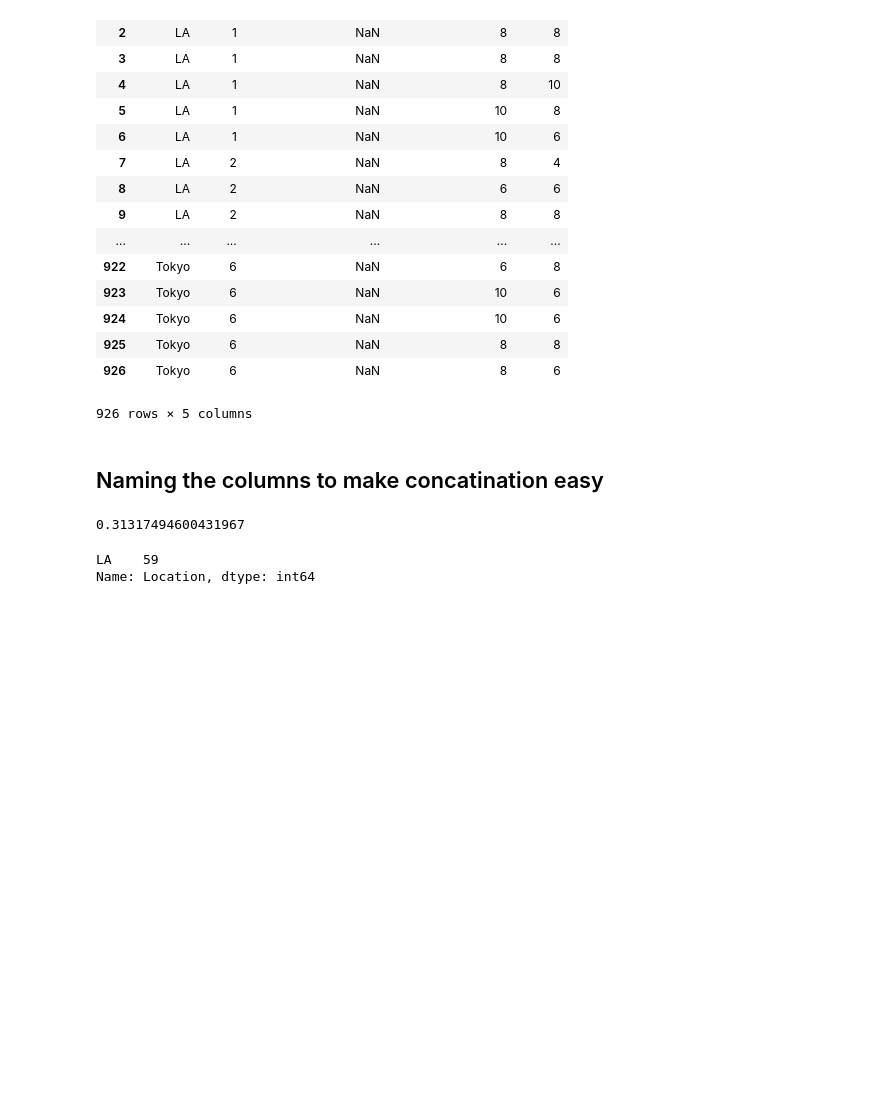
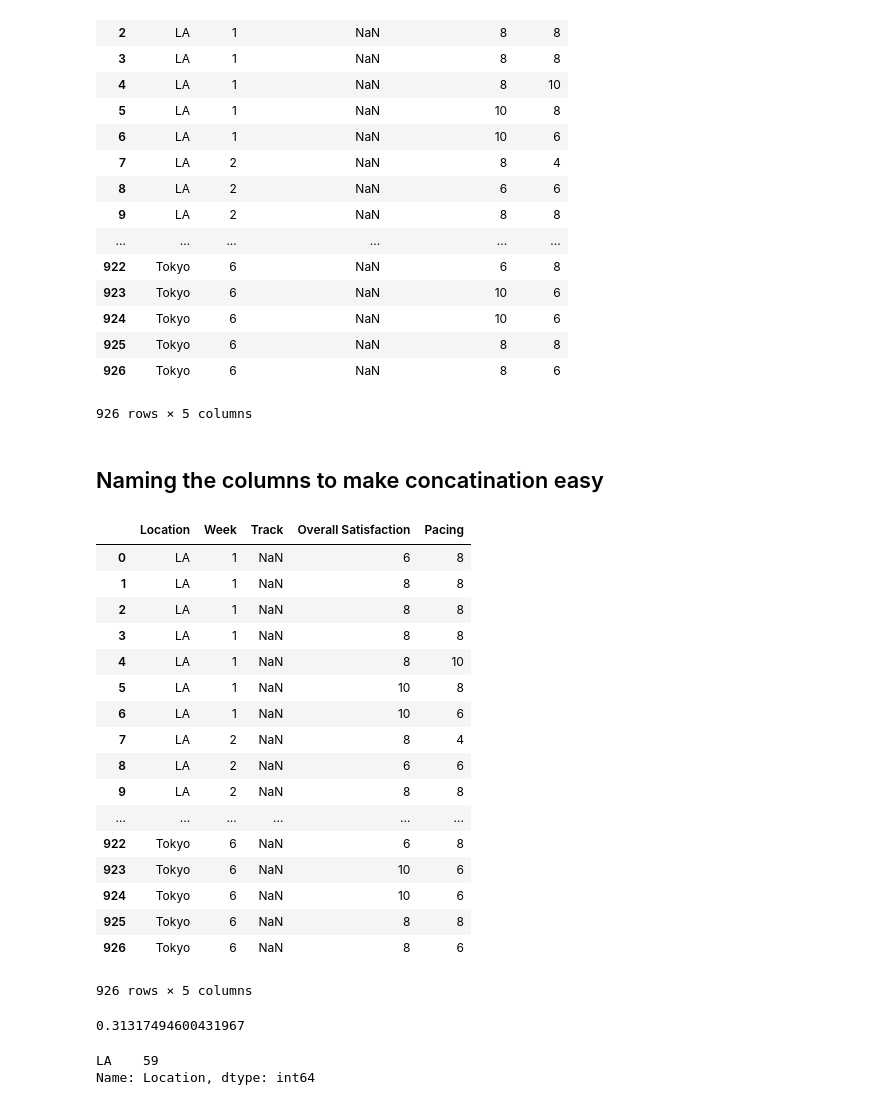
Before and after one commit to Sukhrobjon/DS-1.1, a Jupyter notebook: summer_academy_NPS/second_data_2016.ipynb, the cells around one changed output. Drawn from its saved outputs; the diff is of its cells as text; code cells hidden in the pictures; blank space fills up the shorter version.

Commit message:
[better naming] the columns

```diff
--- a/summer_academy_NPS/second_data_2016.ipynb
+++ b/summer_academy_NPS/second_data_2016.ipynb
@@ -145,6 +145,28 @@ See the caveats in the documentation: http://pandas.pydata.org/pandas-docs/stabl
 926 rows × 5 columns
 # %% [markdown]
 ## Naming the columns to make concatination easy
+# %%
+df.rename(columns = {"What track are you in?"":"Track", "Overall Satisfaction": "Recommend" }, inplace = True)
+df
+# %% [output]
+|  | Location | Week | Track | Overall Satisfaction | Pacing |
+| 0 | LA | 1 | NaN | 6 | 8 |
+| 1 | LA | 1 | NaN | 8 | 8 |
+| 2 | LA | 1 | NaN | 8 | 8 |
+| 3 | LA | 1 | NaN | 8 | 8 |
+| 4 | LA | 1 | NaN | 8 | 10 |
+| 5 | LA | 1 | NaN | 10 | 8 |
+| 6 | LA | 1 | NaN | 10 | 6 |
+| 7 | LA | 2 | NaN | 8 | 4 |
+| 8 | LA | 2 | NaN | 6 | 6 |
+| 9 | LA | 2 | NaN | 8 | 8 |
+| ... | ... | ... | ... | ... | ... |
+| 922 | Tokyo | 6 | NaN | 6 | 8 |
+| 923 | Tokyo | 6 | NaN | 10 | 6 |
+| 924 | Tokyo | 6 | NaN | 10 | 6 |
+| 925 | Tokyo | 6 | NaN | 8 | 8 |
+| 926 | Tokyo | 6 | NaN | 8 | 6 |
+926 rows × 5 columns
 # %%
 len(df[df["Pacing"] > 7 ])/len(df["Pacing"])
 # %% [output]
```
Also changed, not shown: parts of 1 cell of this notebook.
